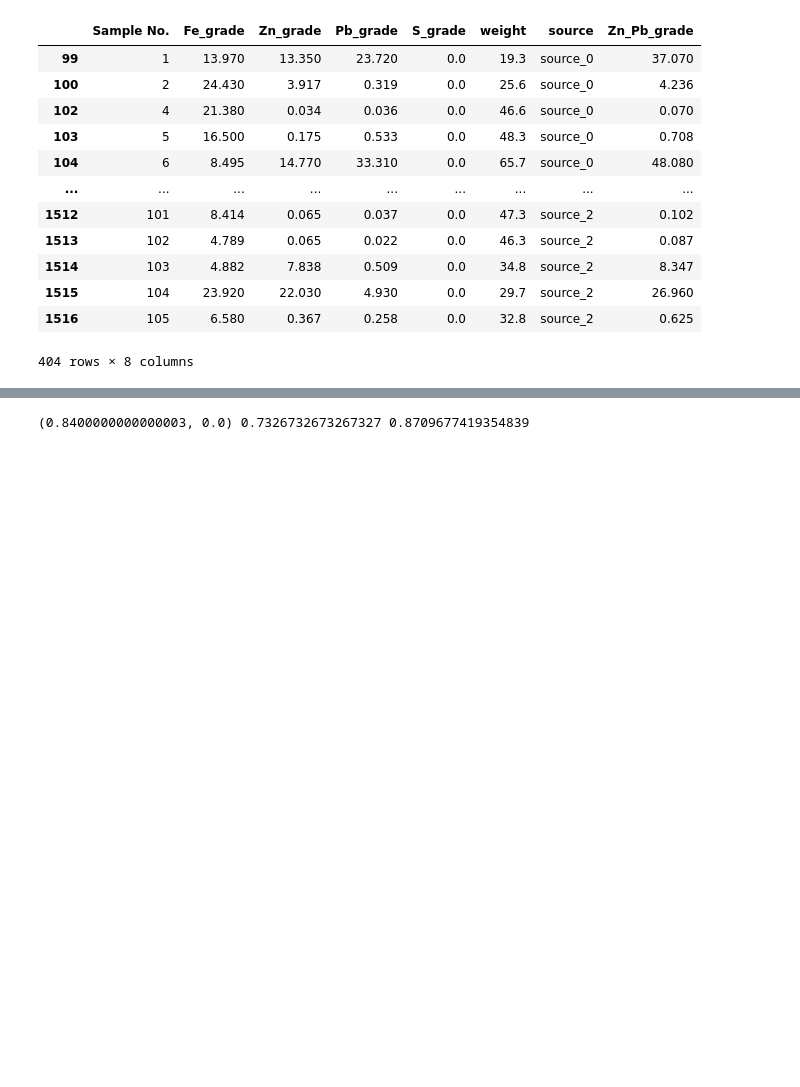
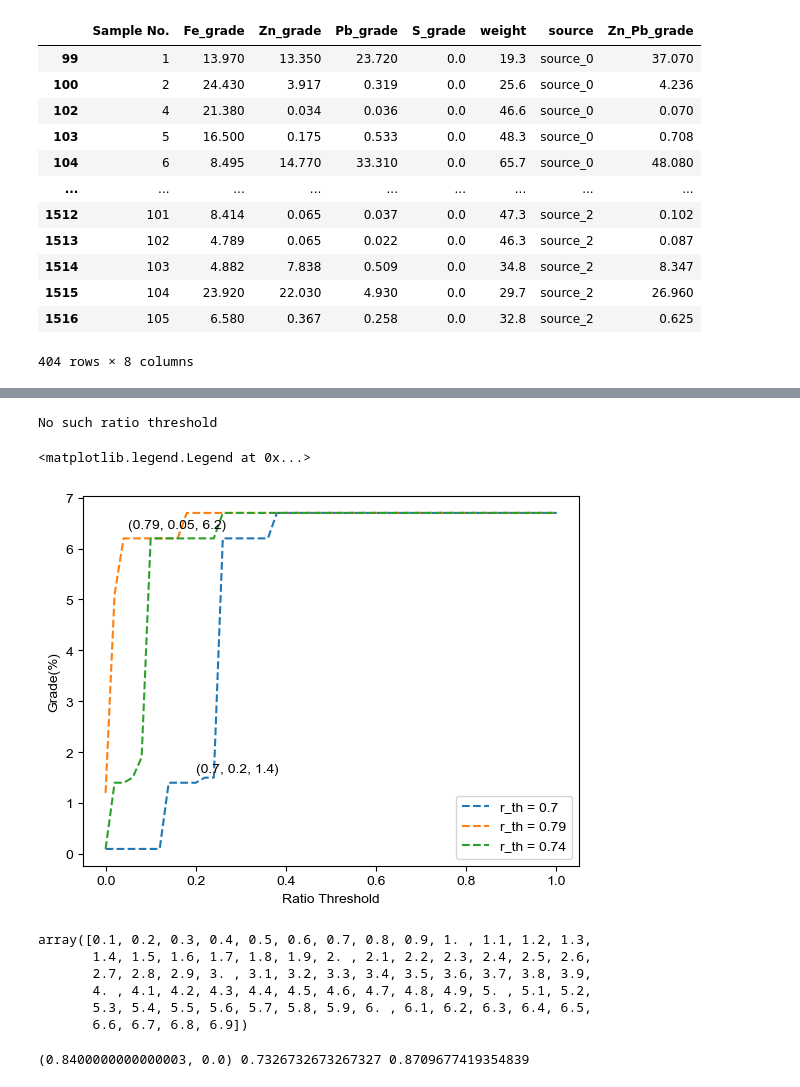
Before and after one commit to yaojian95/jt_ore_sorting, a Jupyter notebook: R_and_grade.ipynb, the cells around one changed output, grey strips where cells are left out. Cells and saved outputs as stored; diff of their text form; code cells hidden in the pictures; blank space fills up the shorter version.

```diff
--- a/R_and_grade.ipynb
+++ b/R_and_grade.ipynb
@@ -95,3 +141,37 @@ for th_a in np.arange(0.5, 1.2, 0.01):
+# %%
+th_B = np.arange(0, 1.01, 0.02)
+r_ths = [0.7, 0.79, 0.74]
+ratio_ths = [0.2, 0.05]
+
+for i, r_th in enumerate(r_ths):
+    th_index = round((r_th - 0.5)/0.01)
+
+    plt.plot(th_B, grades_all[th_index], label = f'r_th = {r_th}', linestyle = '--')
+
+    try:
+        ratio_index = round((ratio_ths[i] - 0)/0.02)
+        grade_th = grades_all[th_index][ratio_index]
+        # print(grade_th)
+        plt.text(ratio_ths[i], grade_th + 0.2, f'{r_th, ratio_ths[i], round(grade_th, 1)}')
+    except:
+        print('No such ratio threshold')
+
+plt.xlabel('Ratio Threshold')
+plt.ylabel('Grade(%)')
+plt.legend()
+# %% [output]
+No such ratio threshold
+<matplotlib.legend.Legend at 0x...>
+[figure, added]
+# %%
+grade_ths
+# %% [output]
+array([0.1, 0.2, 0.3, 0.4, 0.5, 0.6, 0.7, 0.8, 0.9, 1. , 1.1, 1.2, 1.3,
+       1.4, 1.5, 1.6, 1.7, 1.8, 1.9, 2. , 2.1, 2.2, 2.3, 2.4, 2.5, 2.6,
+       2.7, 2.8, 2.9, 3. , 3.1, 3.2, 3.3, 3.4, 3.5, 3.6, 3.7, 3.8, 3.9,
+       4. , 4.1, 4.2, 4.3, 4.4, 4.5, 4.6, 4.7, 4.8, 4.9, 5. , 5.1, 5.2,
+       5.3, 5.4, 5.5, 5.6, 5.7, 5.8, 5.9, 6. , 6.1, 6.2, 6.3, 6.4, 6.5,
+       6.6, 6.7, 6.8, 6.9])
 # %%
 keys_dict = {
 'sr':[0.2, 1],
```
Also changed, not shown: parts of 8 cells of this notebook, 1 other file.
